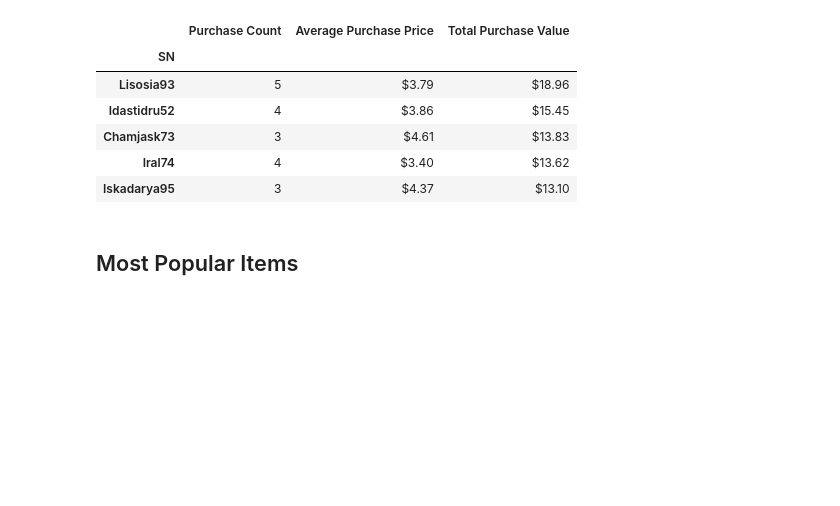
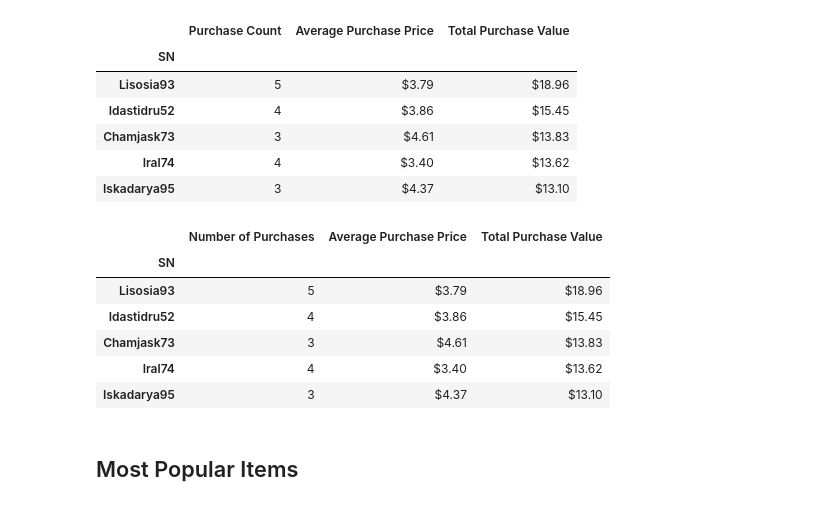
Before and after one commit to Fispit/Heroes-of-Pymoli-Analysis, a Jupyter notebook: HeroesOfPymoli/HeroesOfPymoli.ipynb, the cells around one changed output. Saved outputs shown, nothing was run; the diff lists cells and outputs as text; code cells hidden in the pictures; blank space fills up the shorter version.

```diff
--- a/HeroesOfPymoli/HeroesOfPymoli.ipynb
+++ b/HeroesOfPymoli/HeroesOfPymoli.ipynb
@@ -338,6 +337,25 @@ agetable_df
 | Chamjask73 | 3 | $4.61 | $13.83 |
 | Iral74 | 4 | $3.40 | $13.62 |
 | Iskadarya95 | 3 | $4.37 | $13.10 |
+# %%
+usertable=purchase_data.groupby("SN")
+usertable_df=pd.DataFrame(usertable["Purchase ID"].count())
+usertable_df=usertable_df.rename(columns={"Purchase ID":"Number of Purchases"})
+usertable_df["Average Purchase Price"]=usertable["Price"].mean()
+usertable_df["Total Purchase Value"]=usertable["Price"].sum()
+#.astype(float).map("${:,.2f}".format)
+usertable_df=usertable_df.sort_values(by="Total Purchase Value",ascending=False).head()
+usertable_df["Average Purchase Price"]=usertable_df["Average Purchase Price"].astype(float).map("${:,.2f}".format)
+usertable_df["Total Purchase Value"]=usertable_df["Total Purchase Value"].astype(float).map("${:,.2f}".format)
+usertable_df
+# %% [output]
+|  | Number of Purchases | Average Purchase Price | Total Purchase Value |
+| SN |  |  |  |
+| Lisosia93 | 5 | $3.79 | $18.96 |
+| Idastidru52 | 4 | $3.86 | $15.45 |
+| Chamjask73 | 3 | $4.61 | $13.83 |
+| Iral74 | 4 | $3.40 | $13.62 |
+| Iskadarya95 | 3 | $4.37 | $13.10 |
 # %% [markdown]
 ## Most Popular Items
 # %% [markdown]
```
Also changed, not shown: parts of 1 cell of this notebook.
